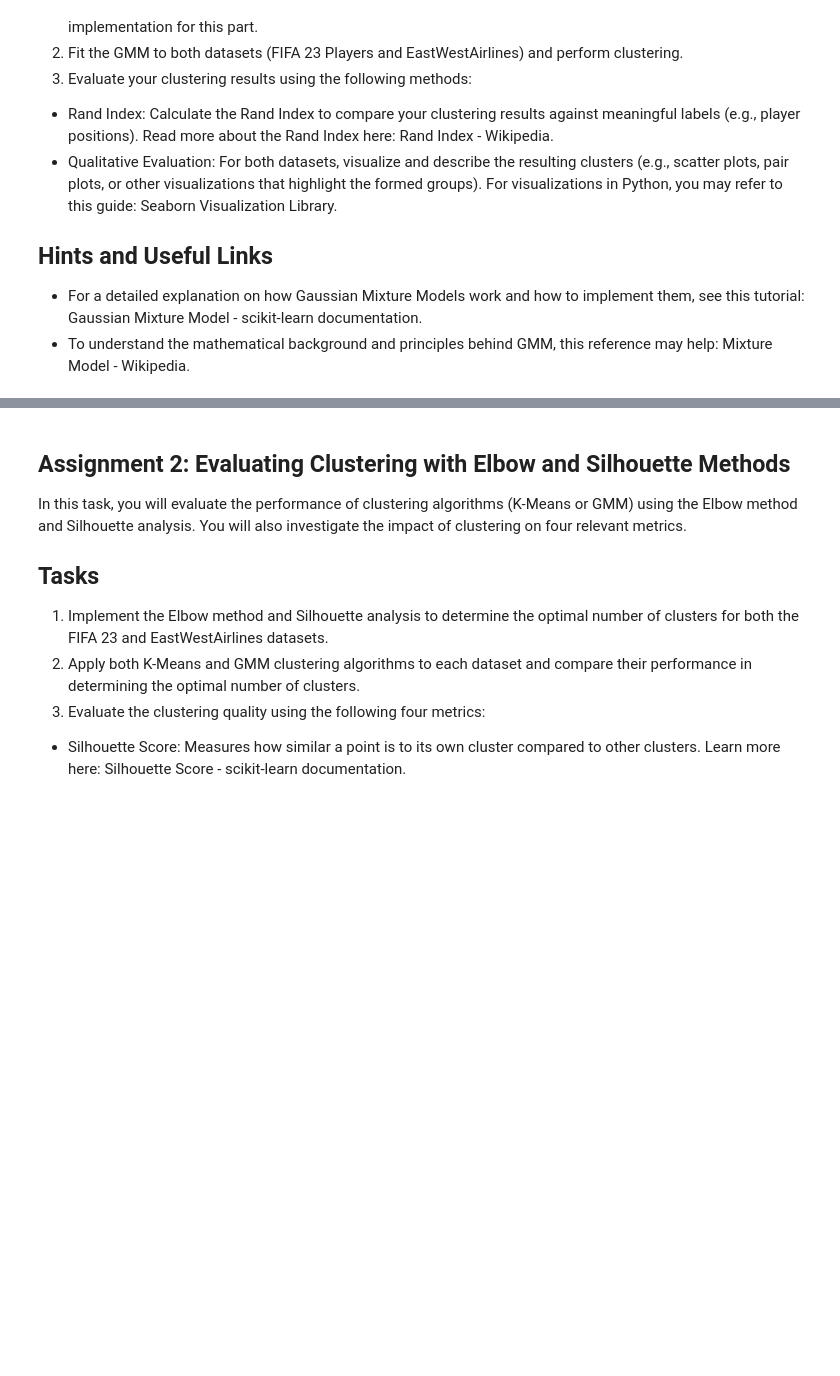
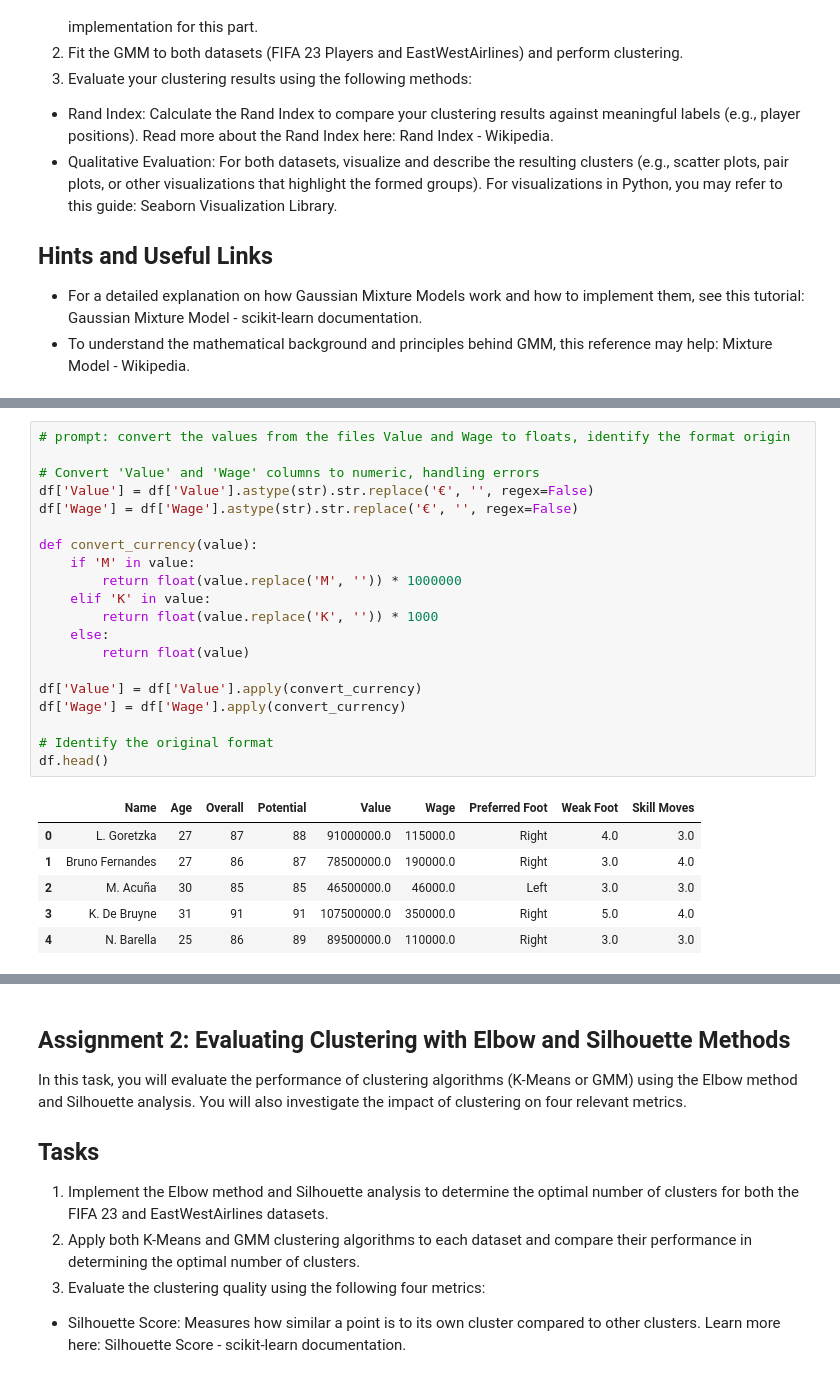
Before and after one commit to jmparradov/Machine-Learning-II---Talleres, a Jupyter notebook: Taller_1_Machine_Learning_2.ipynb, the cells around one changed output, grey strips where cells are left out. Cells and saved outputs as stored; diff of their text form; blank space fills up the shorter version.

```diff
--- a/Taller_1_Machine_Learning_2.ipynb
+++ b/Taller_1_Machine_Learning_2.ipynb
@@ -84,0 +111,27 @@ Data imported successfully!
+# %%
+# prompt: convert the values from the files Value and Wage to floats, identify the format origin
+
+# Convert 'Value' and 'Wage' columns to numeric, handling errors
+df['Value'] = df['Value'].astype(str).str.replace('€', '', regex=False)
+df['Wage'] = df['Wage'].astype(str).str.replace('€', '', regex=False)
+
+def convert_currency(value):
+    if 'M' in value:
+        return float(value.replace('M', '')) * 1000000
+    elif 'K' in value:
+        return float(value.replace('K', '')) * 1000
+    else:
+        return float(value)
+
+df['Value'] = df['Value'].apply(convert_currency)
+df['Wage'] = df['Wage'].apply(convert_currency)
+
+# Identify the original format
+df.head()
+# %% [output]
+|  | Name | Age | Overall | Potential | Value | Wage | Preferred Foot | Weak Foot | Skill Moves |
+| 0 | L. Goretzka | 27 | 87 | 88 | 91000000.0 | 115000.0 | Right | 4.0 | 3.0 |
+| 1 | Bruno Fernandes | 27 | 86 | 87 | 78500000.0 | 190000.0 | Right | 3.0 | 4.0 |
+| 2 | M. Acuña | 30 | 85 | 85 | 46500000.0 | 46000.0 | Left | 3.0 | 3.0 |
+| 3 | K. De Bruyne | 31 | 91 | 91 | 107500000.0 | 350000.0 | Right | 5.0 | 4.0 |
+| 4 | N. Barella | 25 | 86 | 89 | 89500000.0 | 110000.0 | Right | 3.0 | 3.0 |
```
Also changed, not shown: parts of 7 cells of this notebook.
